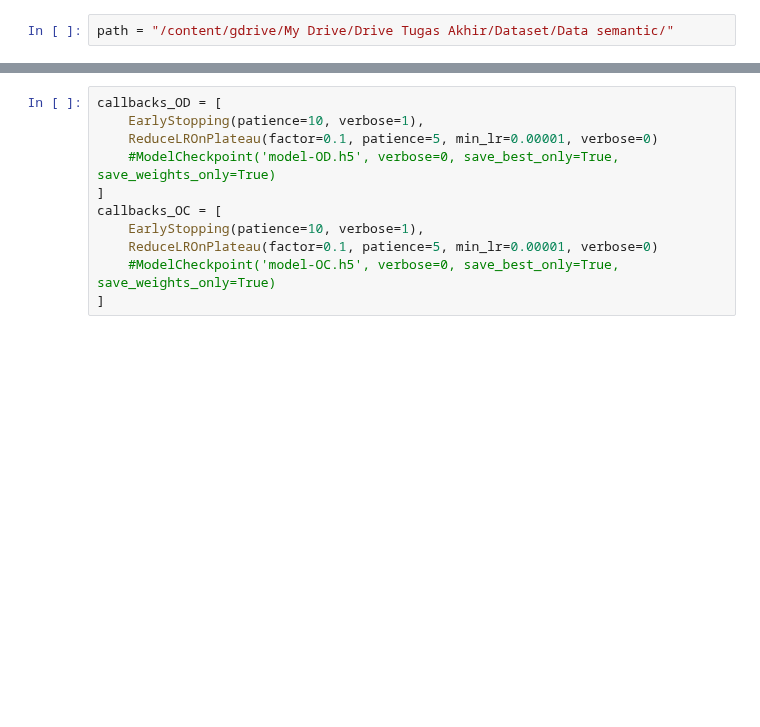
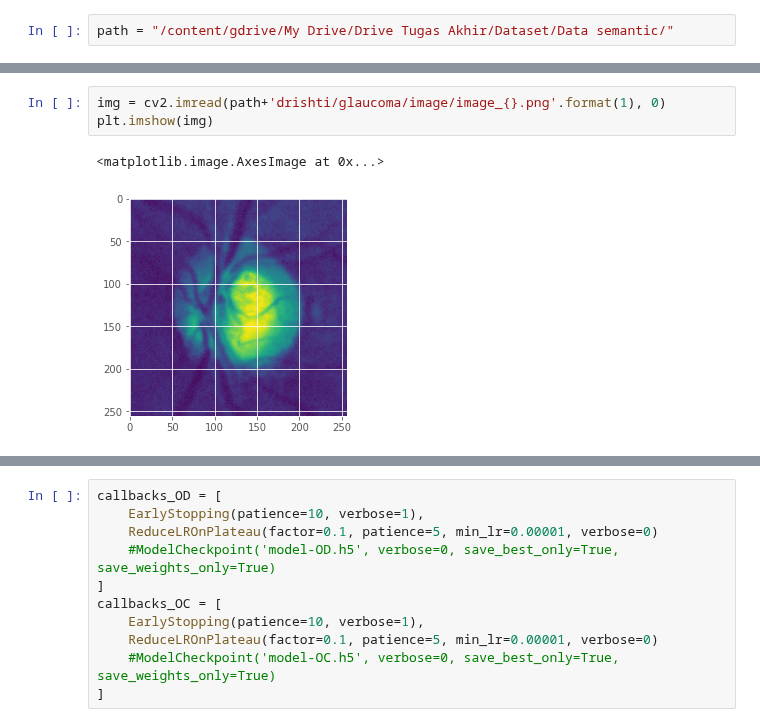
Before and after one commit to anasnafis77/Glaucoma-Detection-UNet, a Jupyter notebook: Semantic_segmentation.ipynb, the cells around one changed output, grey strips where cells are left out. Saved outputs shown, nothing was run; the diff lists cells and outputs as text; blank space fills up the shorter version.

```diff
--- a/Semantic_segmentation.ipynb
+++ b/Semantic_segmentation.ipynb
@@ -349,6 +349,12 @@ for i in tqdm_notebook(range(0, len(df))):
 # %% [output]
 Please use `tqdm.notebook.tqdm` instead of `tqdm.tqdm_notebook`
   This is separate from the ipykernel package so we can avoid doing imports until
+# %%
+img = cv2.imread(path+'drishti/glaucoma/image/image_{}.png'.format(1), 0)
+plt.imshow(img)
+# %% [output]
+<matplotlib.image.AxesImage at 0x...>
+[figure, added]
 # %%
 X = []
 y_OD = []
```
Also changed, not shown: parts of 5 cells of this notebook.
